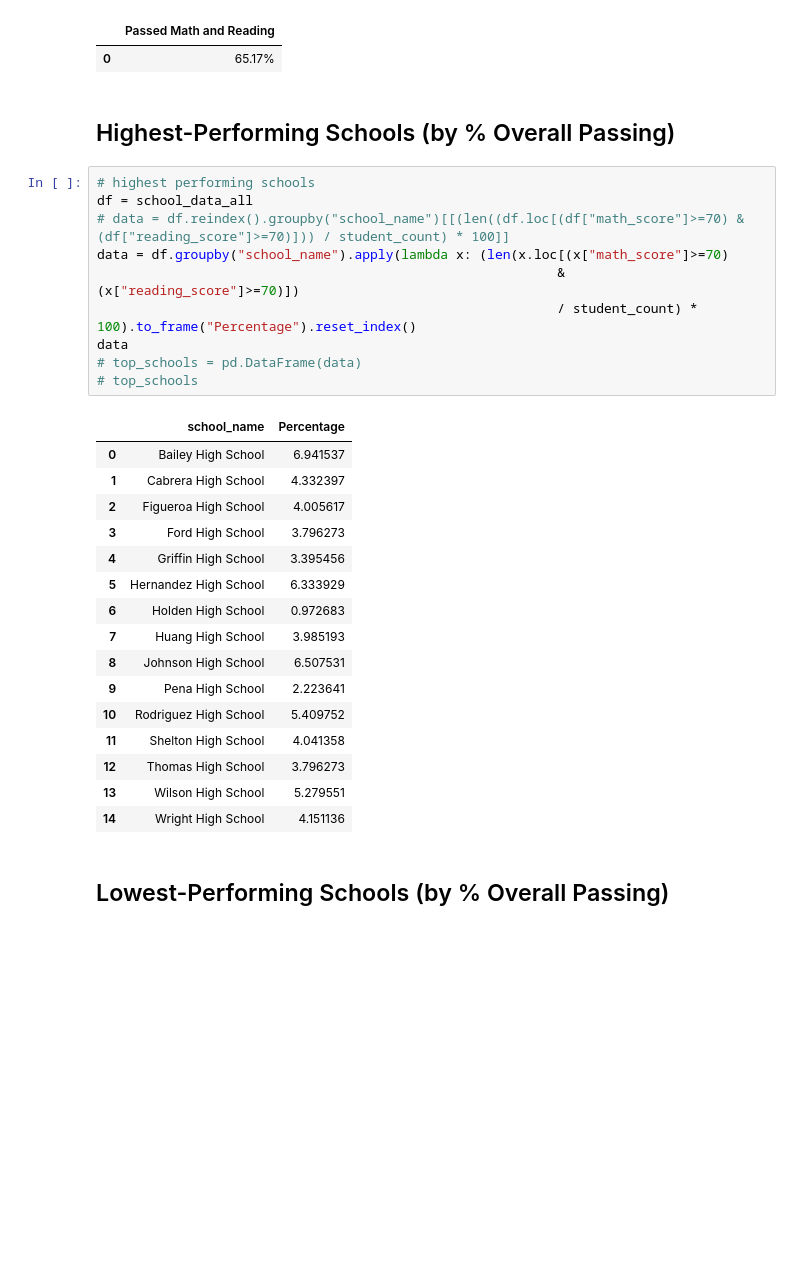
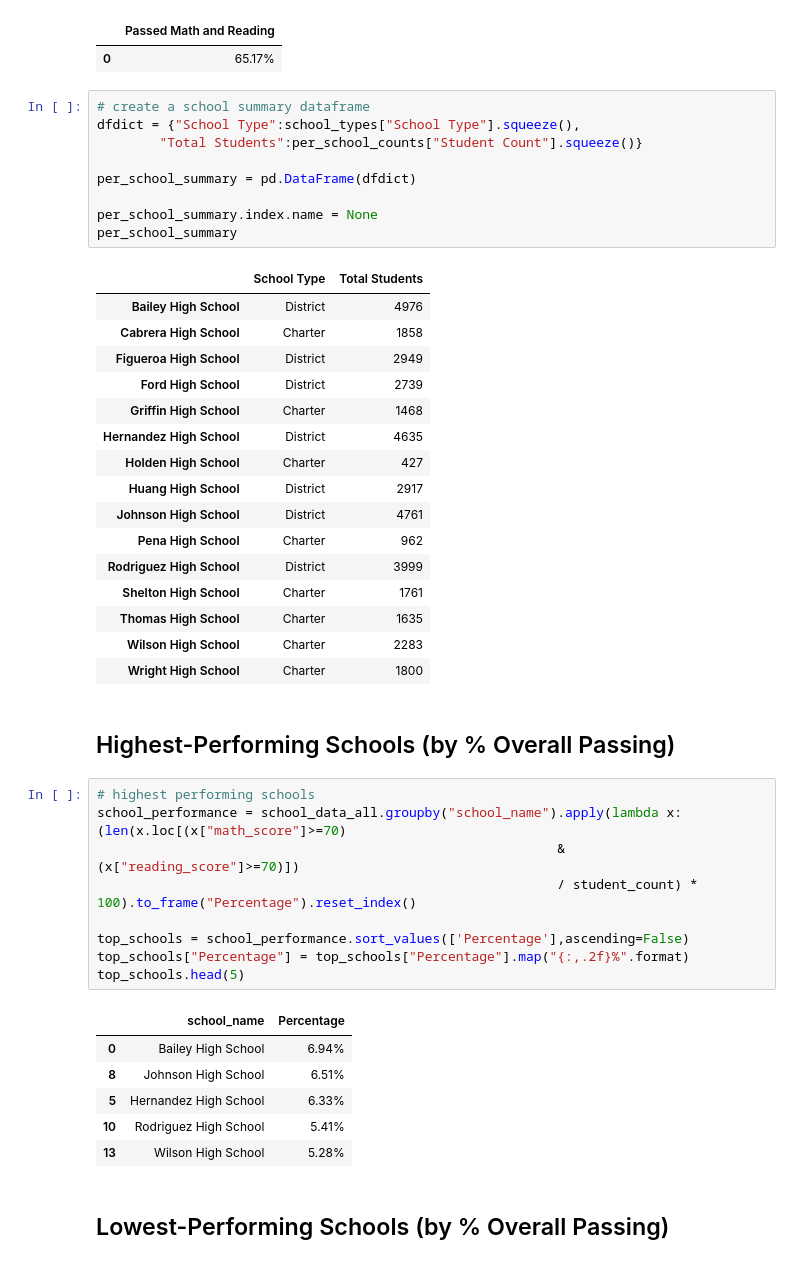
Before and after one commit to baronsgit/pandas-challenge, a Jupyter notebook: PyCitySchools/main.ipynb, the cells around one changed output. Cells and saved outputs as stored; diff of their text form; blank space fills up the shorter version.

```diff
--- a/PyCitySchools/main.ipynb
+++ b/PyCitySchools/main.ipynb
@@ -203,34 +212,49 @@ df
 # %% [output]
 |  | Passed Math and Reading |
 | 0 | 65.17% |
+# %%
+# create a school summary dataframe
+dfdict = {"School Type":school_types["School Type"].squeeze(),
+        "Total Students":per_school_counts["Student Count"].squeeze()}
+
+per_school_summary = pd.DataFrame(dfdict)
+
+per_school_summary.index.name = None
+per_school_summary
+# %% [output]
+|  | School Type | Total Students |
+| Bailey High School | District | 4976 |
+| Cabrera High School | Charter | 1858 |
+| Figueroa High School | District | 2949 |
+| Ford High School | District | 2739 |
+| Griffin High School | Charter | 1468 |
+| Hernandez High School | District | 4635 |
+| Holden High School | Charter | 427 |
+| Huang High School | District | 2917 |
+| Johnson High School | District | 4761 |
+| Pena High School | Charter | 962 |
+| Rodriguez High School | District | 3999 |
+| Shelton High School | Charter | 1761 |
+| Thomas High School | Charter | 1635 |
+| Wilson High School | Charter | 2283 |
+| Wright High School | Charter | 1800 |
 # %% [markdown]
 ## Highest-Performing Schools (by % Overall Passing)
 # %%
 # highest performing schools
-df = school_data_all
-# data = df.reindex().groupby("school_name")[[(len((df.loc[(df["math_score"]>=70) & (df["reading_score"]>=70)])) / student_count) * 100]]
-data = df.groupby("school_name").apply(lambda x: (len(x.loc[(x["math_score"]>=70)
+school_performance = school_data_all.groupby("school_name").apply(lambda x: (len(x.loc[(x["math_score"]>=70)
                                                            & (x["reading_score"]>=70)])
                                                            / student_count) * 100).to_frame("Percentage").reset_index()
-data
-# top_schools = pd.DataFrame(data)
-# top_schools
+
+top_schools = school_performance.sort_values(['Percentage'],ascending=False)
+top_schools["Percentage"] = top_schools["Percentage"].map("{:,.2f}%".format)
+top_schools.head(5)
 # %% [output]
 |  | school_name | Percentage |
-| 0 | Bailey High School | 6.941537 |
-| 1 | Cabrera High School | 4.332397 |
-| 2 | Figueroa High School | 4.005617 |
-| 3 | Ford High School | 3.796273 |
-| 4 | Griffin High School | 3.395456 |
-| 5 | Hernandez High School | 6.333929 |
-| 6 | Holden High School | 0.972683 |
-| 7 | Huang High School | 3.985193 |
-| 8 | Johnson High School | 6.507531 |
-| 9 | Pena High School | 2.223641 |
-| 10 | Rodriguez High School | 5.409752 |
-| 11 | Shelton High School | 4.041358 |
-| 12 | Thomas High School | 3.796273 |
-| 13 | Wilson High School | 5.279551 |
-| 14 | Wright High School | 4.151136 |
+| 0 | Bailey High School | 6.94% |
+| 8 | Johnson High School | 6.51% |
+| 5 | Hernandez High School | 6.33% |
+| 10 | Rodriguez High School | 5.41% |
+| 13 | Wilson High School | 5.28% |
 # %% [markdown]
 ## Lowest-Performing Schools (by % Overall Passing)
```
Also changed, not shown: parts of 14 cells of this notebook.
